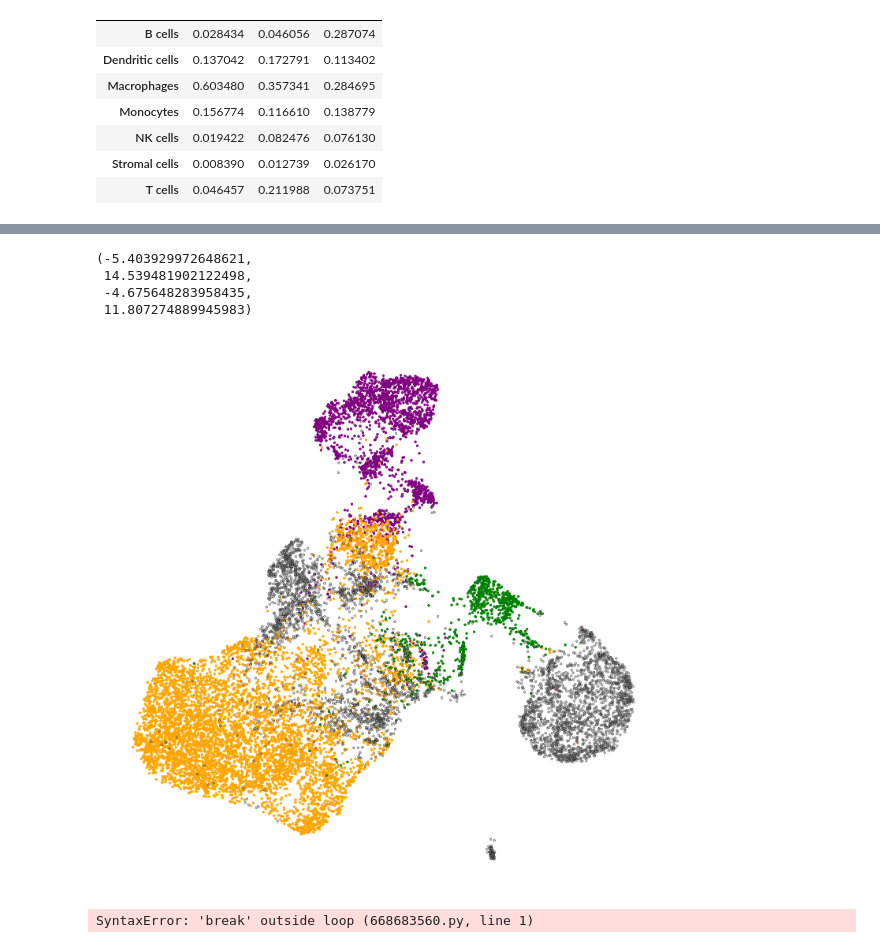
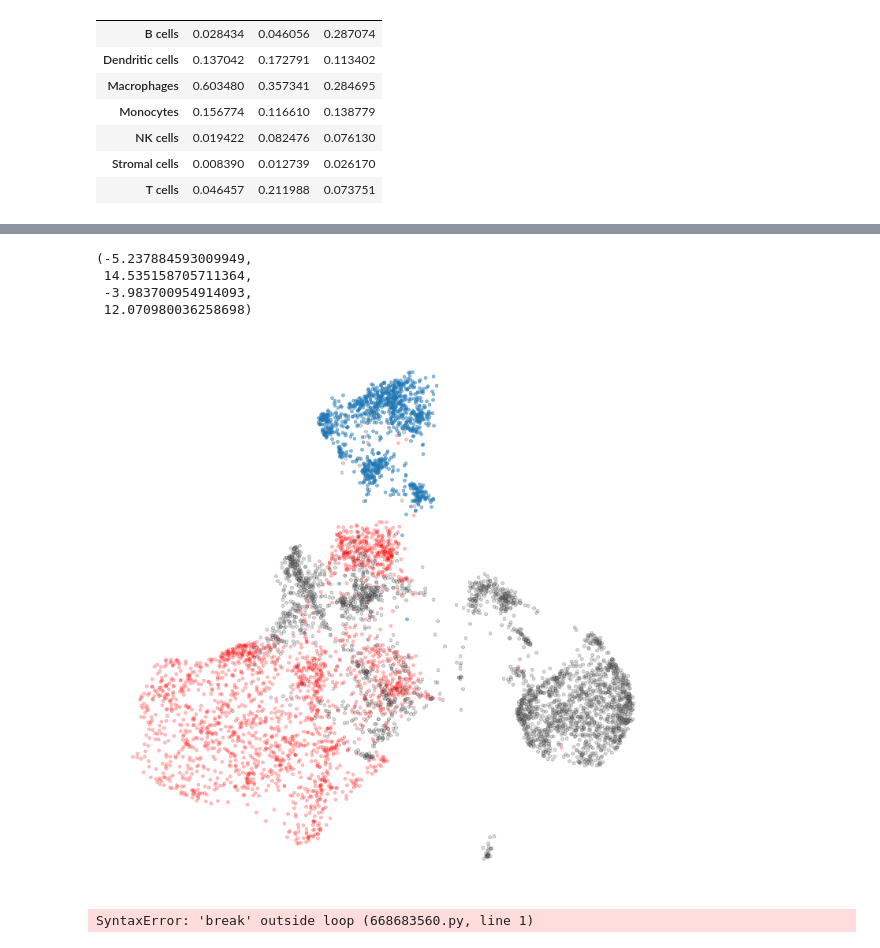
Before and after one commit to CooperStansbury/spatial_transcriptomics, a Jupyter notebook: clustering/clustering/plotClusters.ipynb, the cells around one changed output, grey strips where cells are left out. Drawn from its saved outputs; the diff is of its cells as text; code cells hidden in the pictures.

```diff
--- a/clustering/clustering/plotClusters.ipynb
+++ b/clustering/clustering/plotClusters.ipynb
@@ -421,58 +421,48 @@ Text(0, 0.5, 'UMAP 2')
 # %%
 plt.rcParams['figure.dpi'] = 300
 plt.rcParams['figure.figsize'] = 6, 6
 plt.rcParams['figure.facecolor'] = 'w'
 
 pdf = ef.sort_values(by='cellTypes')
+pdf = pdf[pdf['key'] == 'HFD8']
 
 mask1 = (pdf['cellTypes'] == 'Dendritic cells')
 
 plt.scatter(pdf['x'][mask1],
             pdf['y'][mask1],
             lw=0.25,
-            ec='purple',
-            c='purple',
-            alpha=0.9,
-            s=2)
+            ec='C0',
+            c='C0',
+            alpha=0.5,
+            s=4)
 
 
 mask2 = (pdf['cellTypes'] == 'Macrophages')
 
 plt.scatter(pdf['x'][mask2],
             pdf['y'][mask2],
             lw=0.25,
-            ec='orange',
-            c='orange',
-            alpha=0.9,
-            s=2)
+            ec='r',
+            c='r',
+            alpha=0.25,
+            s=4)
 
-
-mask3 = (pdf['cellTypes'] == 'B cells')
-
-plt.scatter(pdf['x'][mask3],
-            pdf['y'][mask3],
-            lw=0.25,
-            ec='green',
-            c='green',
-            alpha=0.9,
-            s=2)
-
-mask4 = mask1 | mask2 | mask3
+mask4 = mask1 | mask2
 plt.scatter(pdf['x'][~mask4],
             pdf['y'][~mask4],
             ec='k',
             lw=0.25,
             c='grey',
-            alpha=0.5,
-            s=2)
+            alpha=0.3,
+            s=4)
 
 plt.axis(False)
 # %% [output]
-(-5.403929972648621,
- 14.539481902122498,
- -4.675648283958435,
- 11.807274889945983)
+(-5.237884593009949,
+ 14.535158705711364,
+ -3.983700954914093,
+ 12.070980036258698)
-[figure, old version]
+[figure, new version]
 # %%
 break
 # %% [output]
```
Also changed, not shown: parts of 3 cells of this notebook, 9 other files.
